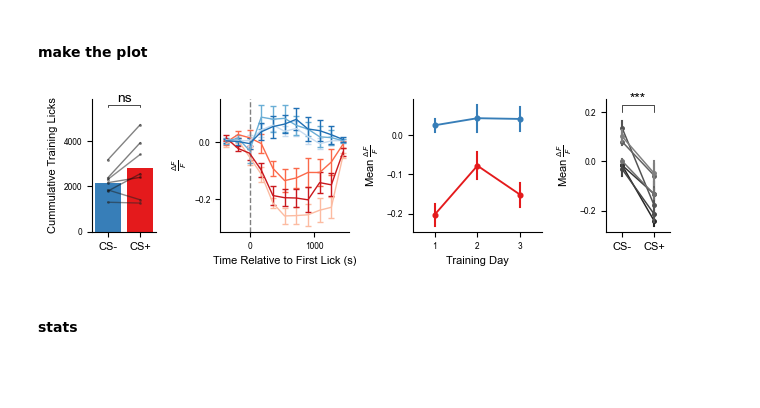
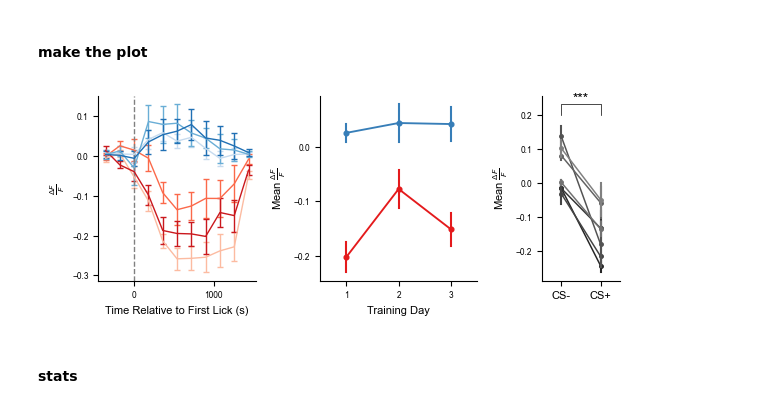
Before and after one commit to nathanielnyema/fnc_agrp_project, a Jupyter notebook: analysis/photometry/fnc_phot_analysis.ipynb, the cells around one changed output. Saved outputs shown, nothing was run; the diff lists cells and outputs as text; code cells hidden in the pictures; blank space fills up the shorter version.

```diff
--- a/analysis/photometry/fnc_phot_analysis.ipynb
+++ b/analysis/photometry/fnc_phot_analysis.ipynb
@@ -112,7 +112,8 @@ mice_to_drop = ['adm480', 'adm569']       # these mice are outliers
 # %% [markdown]
 ### food drops
 # %%
-chow_fd = load_analysis('/Users/nathanielnyema/Downloads/fnc_agrp_project/data/photometry/analysis_FNC_fd2_adm571_adm551_adm569_adm567_adm543_adm546_adm484_adm480_adm485_adm445.npy', recompute= False)
+chow_fd = load_analysis(data_dir/'food_drop/analysis_FNC_fd2_adm571_adm551_adm569_adm567_adm543_adm546_adm484_adm480_adm485_adm445.npy',
+                        recompute= False)
 chow_fd.norm = True
 chow_fd.detrend =  False
 chow_fd.norm_method = norm_method
@@ -121,7 +122,7 @@ chow_fd.compute()
 
 bad_fd_mice = (chow_fd.ind_peak_df_f('min', pr = False)['min ∆F/F']>-.2).droplevel(0)
 bad_fd_mice = bad_fd_mice.loc[bad_fd_mice].index
-mice_to_drop = np.unique(bad_fd_mice.tolist() + mice_to_drop)
+mice_to_drop = np.unique(np.concatenate((bad_fd_mice, mice_to_drop)))
 
 for i in mice_to_drop:
     chow_fd.remove_mouse(i, recompute = False)
@@ -129,7 +130,7 @@ chow_fd.compute()
 
 
 fig, ax = plt.subplots(1,1, figsize = (2,1.5))
-chow_fd.plot_both(ax=ax, show=False)
+chow_fd.plot_both(ax=ax, show=False, linewidth= .2, c405 = 'gray')
 
 vertbar = AnchoredSizeBar(ax.transData,
                            1, '10% ∆F/F', 'lower left',
@@ -146,7 +147,6 @@ for i in ax.get_xticklabels():
 
 sns.despine(left = True)
 
-fig.savefig('no_detrend.pdf')
 fig.savefig( os.path.join(first_lick_pdfs, 'chow_fd.pdf') , transparent=True, bbox_inches='tight')
 fig.savefig( os.path.join(first_lick_svgs, 'chow_fd.svg') , transparent=True, bbox_inches='tight')
 # %% [output]
@@ -202,7 +201,10 @@ plt.savefig(os.path.join('figures', 'methods', 'svgs', 'ili_resolutin_benchmark_
 ## Bulk analysis
 # %%
 # time lock to first lick
-first_lick = time_lock_lick(training, 0)
+first_lick = time_lock_lick(training, 0, lick_field = 'left_licks')
+for i in first_lick.raw_data.keys():
+    ll = first_lick.raw_data.loc[i].events['left_licks']
+    first_lick.raw_data.loc[i].events['left_licks'] = ll - ll[0]
 # %% [markdown]
 ### plot time lock mean traces
 # %%
@@ -342,88 +369,65 @@ mn_train_stats = train_stats.groupby(['mouse','CS']).mean().unstack('CS')
 #### make the plot
 # %%
 # create subplot
-fig, ax = plt.subplots(1,4, figsize = (6.5,2), gridspec_kw={'width_ratios': [.5, 1, 1, .5]})
-
-cumm_train_lick = train_stats.groupby(['mouse','CS']).total_licks.sum().reset_index()
-cumm_train_lick['csp'] = cumm_train_lick['CS'] == '+'
-sns.barplot(cumm_train_lick , x='CS', y='total_licks', order = ['-', '+'],
-            palette = sns.color_palette('Set1',2)[::-1], errorbar=None, ax=ax[0], saturation=1)
-g = sns.lineplot(cumm_train_lick , x='csp', y='total_licks', marker = 'o', ms=2,lw=1,
-             errorbar=None, hue='mouse', palette = 'dark:k', alpha=.5, ax=ax[0],
-            markeredgewidth=0, legend=False)
-g.set_xlabel('')
-g.set_ylabel('Cummulative Training Licks', fontsize=8)
-g.set_xticklabels(['CS-', 'CS+'], fontsize=8)
-
-for j in g.get_yticklabels():
-    j.set_fontsize(6)
-
-cumm_train_lick  = cumm_train_lick.set_index(['mouse','CS']).total_licks.unstack('CS')
-lick_stat = st.ttest_rel(cumm_train_lick['+'], cumm_train_lick['-'])
-plot_significance(lick_stat.pvalue, g, 0,1,5500,100)
-
+fig, ax = plt.subplots(1,3, figsize = (6,2.5), gridspec_kw={'width_ratios': [1, 1, .5]})
 
 # plot the binned data for all sessions and color code by CS
 # cs +
 for i,j in zip(cs['+'], sns.color_palette('Reds', 3)):
-    first_lick.bin_plot(180, cond = i, ax = ax[1], color =j ,show=False, scale=1, capsize=2);
+    first_lick.bin_plot(180, cond = i, ax = ax[0], color =j ,show=False, scale=1, capsize=2);
 
 # cs-
 for i,j in zip(cs['-'], sns.color_palette('Blues', 3)):
-    first_lick.bin_plot(180, cond = i, ax = ax[1], color =j ,show=False,scale=1, capsize=2);
-ax[1].axvline(0,ls='--',c='grey', lw=1)
-ax[1].set_xlabel('Time Relative to First Lick (s)',fontsize = 8)
-ax[1].set_ylabel(r'$\frac{\Delta F}{F}$', fontsize = 8)
+    first_lick.bin_plot(180, cond = i, ax = ax[0], color =j ,show=False,scale=1, capsize=2);
+
+ax[0].axvline(0,ls='--',c='grey', lw=1)
+ax[0].set_xlabel('Time Relative to First Lick (s)',fontsize = 8)
+ax[0].set_ylabel(r'$\frac{\Delta F}{F}$', fontsize = 8)
+ax[0].get_legend().remove()
+
+for i in ax[0].get_yticklabels() + ax[0].get_xticklabels():
+    i.set_fontsize(6)
+
+# plot mean df/f over training
+sns.pointplot(train_stats, x='day', y='meandf', hue='CS',
+              errorbar = 'se', ax=ax[1], hue_order = ['+','-'],
+              scale=.5,errwidth=1.5,)
+
+ax[1].set_ylabel(r"Mean $\frac{\Delta F}{F}$", fontsize = 8)
+ax[1].set_xlabel("Training Day", fontsize = 8)
 ax[1].get_legend().remove()
 for i in ax[1].get_yticklabels() + ax[1].get_xticklabels():
     i.set_fontsize(6)
 
-
-
-# plot mean df/f over training
-sns.pointplot(train_stats, x='day', y='meandf', hue='CS',
-              errorbar = 'se', ax=ax[2], hue_order = ['+','-'],
-              scale=.5,errwidth=1.5,)
-
-ax[2].set_ylabel(r"Mean $\frac{\Delta F}{F}$", fontsize = 8)
-ax[2].set_xlabel("Training Day", fontsize = 8)
-ax[2].get_legend().remove()
-for i in ax[2].get_yticklabels() + ax[2].get_xticklabels():
-    i.set_fontsize(6)
-
-
-
 # plot average mean df/f for CS+ and CS- trials for each mouse
 sns.pointplot(data = train_stats, x='CS', y='meandf', hue='mouse',
               errorbar='se', order=['-','+'], color='gray',
-              ax=ax[3],  scale=.4,errwidth=1.5,)
-ax[3].get_legend().remove()
-for i in ax[3].get_yticklabels():
+              ax=ax[2],  scale=.4,errwidth=1.5,)
+ax[2].get_legend().remove()
+for i in ax[2].get_yticklabels():
     i.set_fontsize(6)
-
-
 
 # plot stats
 s = st.ttest_rel(mn_train_stats['meandf']['+'], mn_train_stats['meandf']['-'])
 mean_stat = pd.Series([s.statistic, s.pvalue, s.df],
                       index=('t', 'p-value', 'df'))
 
-plot_significance(mean_stat.loc['p-value'], ax[3], 0,1,0.2,.03)
-ax[3].set_xlim(-.5,1.5)
-ax[3].set_xticks((0,1))
-ax[3].set_xticklabels(['CS-', 'CS+'], fontsize = 8)
-ax[3].set_ylabel(r'Mean $\frac{\Delta F}{F}$', fontsize = 8)
-ax[3].set_xlabel('')
+plot_significance(mean_stat.loc['p-value'], ax[2], 0,1,0.2,.03)
+ax[2].set_xlim(-.5,1.5)
+ax[2].set_xticks((0,1))
+ax[2].set_xticklabels(['CS-', 'CS+'], fontsize = 8)
+ax[2].set_ylabel(r'Mean $\frac{\Delta F}{F}$', fontsize = 8)
+ax[2].set_xlabel('')
 
 
 # format the plot
 sns.despine()
 fig.tight_layout(pad = 1.)
 
 # save the figure
 fig.savefig(os.path.join(first_lick_pdfs, 'training_summary.pdf'))
 fig.savefig(os.path.join(first_lick_svgs, 'training_summary.svg'))
 # %% [output]
-[figure, old version]
+[figure, new version]
 # %% [markdown]
 #### stats
```
Also changed, not shown: parts of 41 cells of this notebook, 6 other files.
